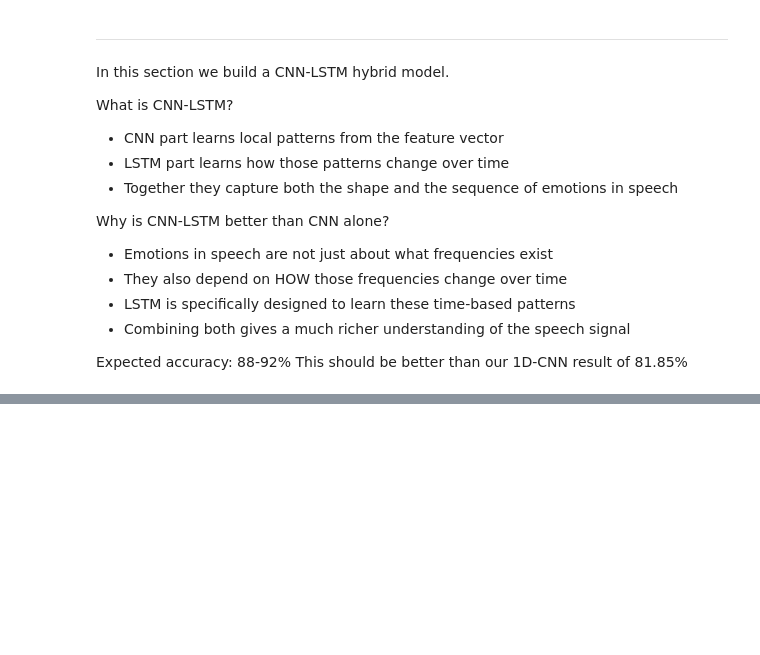
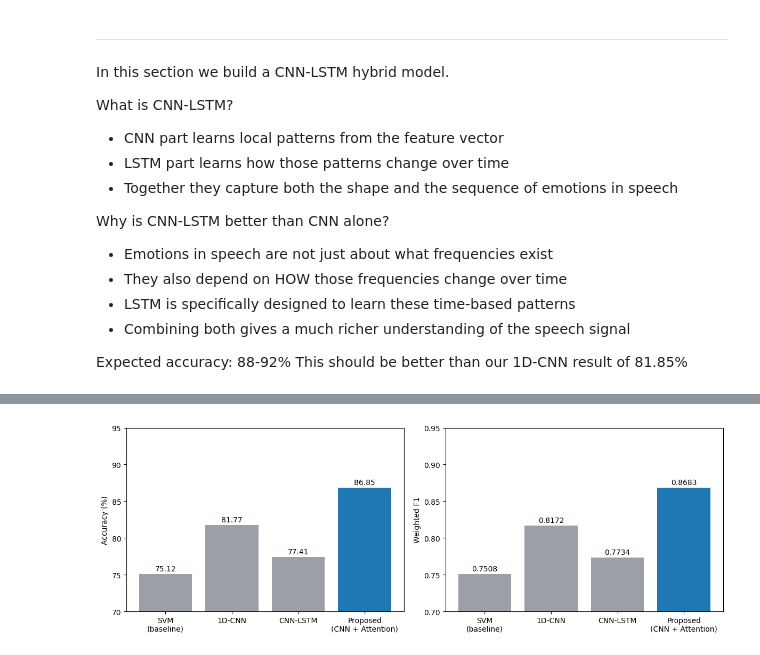
Before and after one commit to uzairullah-dev/MSC-Disseration-Speech-emotion-recognition-using-machine-learning-techniques, a Jupyter notebook: ser-code-implementation.ipynb, the cells around one changed output, grey strips where cells are left out. Saved outputs shown, nothing was run; the diff lists cells and outputs as text; code cells hidden in the pictures; blank space fills up the shorter version.

```diff
--- a/ser-code-implementation.ipynb
+++ b/ser-code-implementation.ipynb
@@ -1468,0 +2159,22 @@ print(f"  Weighted F1 : {cnnlstm_f1:.4f}")
+# %%
+
+# ─────────────────────────────────────────────────────────────────
+# [CODE] CELL 9.2 — Model comparison chart (dynamic; thesis Figure 4.3)
+# ─────────────────────────────────────────────────────────────────
+BLUE, GREY = '#1f77b4', '#9aa0a6'
+models = ['SVM\n(baseline)', '1D-CNN', 'CNN-LSTM', 'Proposed\n(CNN + Attention)']
+accs = [svm_res['accuracy'], cnn_res['accuracy'], lstm_res['accuracy'], full_res['accuracy']]
+f1s  = [svm_res['weighted_f1'], cnn_res['weighted_f1'], lstm_res['weighted_f1'], full_res['weighted_f1']]
+colors = [GREY, GREY, GREY, BLUE]
+fig, axes = plt.subplots(1, 2, figsize=(12, 4.2))
+b0 = axes[0].bar(models, accs, color=colors)
+axes[0].set_ylabel('Accuracy (%)'); axes[0].set_ylim(70, 95)
+axes[0].bar_label(b0, fmt='%.2f', padding=2)
+b1 = axes[1].bar(models, f1s, color=colors)
+axes[1].set_ylabel('Weighted F1'); axes[1].set_ylim(0.70, 0.95)
+axes[1].bar_label(b1, fmt='%.4f', padding=2)
+plt.tight_layout()
+plt.savefig(f'{FINAL_OUT}/fig4_3_model_comparison.png', dpi=300, bbox_inches='tight')
+plt.show()
+# %% [output]
+[figure, added]
```
Also changed, not shown: parts of 43 cells of this notebook.
